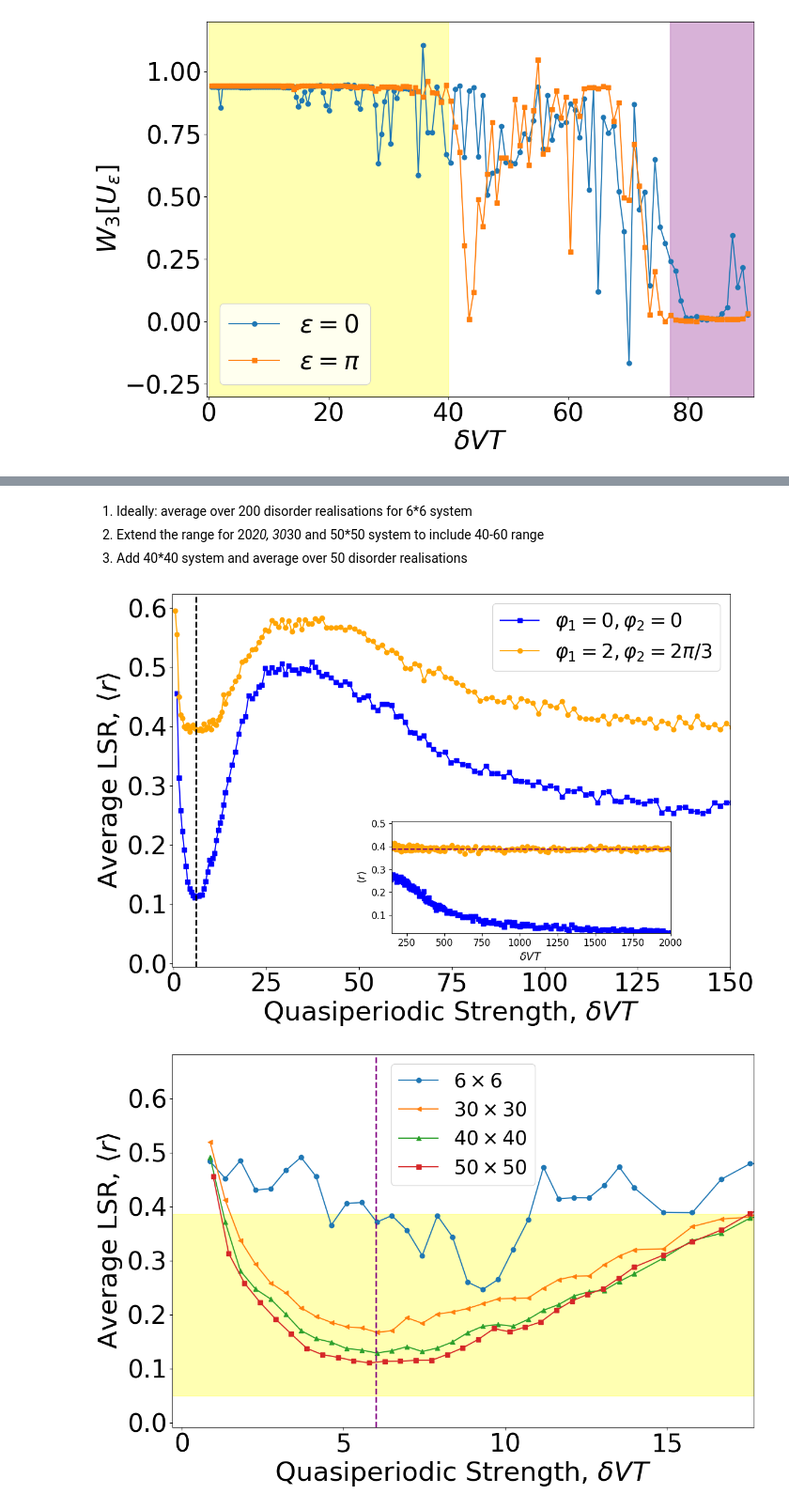
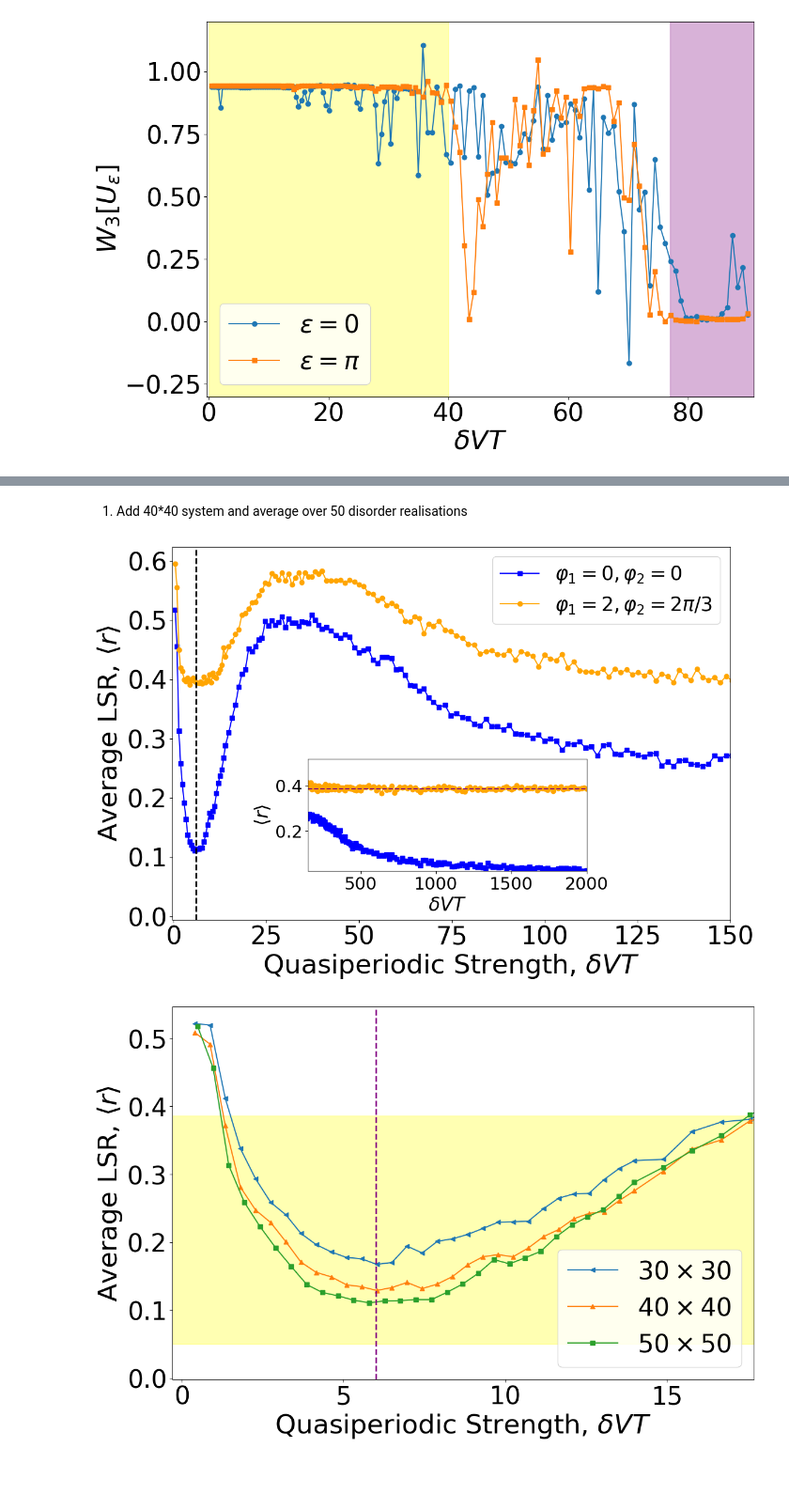
Before and after one commit to NGC2237-Clark/Topo_Loco_QCs, a Jupyter notebook: Floquet/AFAI_GPU_debugertbc.ipynb, the cells around one changed output, grey strips where cells are left out. Shown at 94% size. Saved outputs shown, nothing was run; the diff lists cells and outputs as text; code cells hidden in the pictures; blank space fills up the shorter version.

```diff
--- a/Floquet/AFAI_GPU_debugertbc.ipynb
+++ b/Floquet/AFAI_GPU_debugertbc.ipynb
@@ -939,7 +805,5 @@ plt.show()
-# %% [markdown]
-1. Ideally: average over 200 disorder realisations for 6*6 system
-2. Extend the range for 20*20, 30*30 and 50*50 system to include 40-60 range
-3. Add 40*40 system and average over 50 disorder realisations
+# %% [markdown]
+1. Add 40*40 system and average over 50 disorder realisations
 # %%
 relative_path_quasi1_LSR = os.path.join('..', 'Data', 'localisation', 'Average LSR', 'quasi_LSR_50.txt')
 # %%
@@ -954,7 +818,7 @@ with open(relative_path_quasi1_LSR, 'r') as file:
     lines = file.readlines()
 
     # Skip the first two lines (comments) and the third line (header)
-    for line in lines[3:]:
+    for line in lines[2:]:
         # Split the line into components
         values = line.strip().split(',')
 
@@ -1010,7 +874,7 @@ ax.set_xlim(-0.3, 150)
 ax.legend(fontsize=25)
 
 # Add an inset to show the rest of the data from 150 to 2000
-ax_inset = inset_axes(ax, width="100%", height="60%", bbox_to_anchor=(0.4, 0.08, 0.5, 0.5), bbox_transform=ax.transAxes, loc='lower right')
+ax_inset = inset_axes(ax, width="100%", height="60%", bbox_to_anchor=(0.25, 0.12, 0.5, 0.5), bbox_transform=ax.transAxes, loc='lower right')
 
 # Plot the data in the inset
 ax_inset.plot(vdT50, LSR50, marker='s', color='blue', linestyle='-')
@@ -1022,18 +886,19 @@ ax_inset.set_xlim(150, 2000)
 ax_inset.set_ylim(min(LSR50), max(LSR50))
 
 # Set tick label font sizes for the inset
-ax_inset.tick_params(axis='x', labelsize=12)
-ax_inset.tick_params(axis='y', labelsize=12)
+ax_inset.tick_params(axis='x', labelsize=22)
+ax_inset.tick_params(axis='y', labelsize=22)
 
 # Set labels for the inset (optional)
-ax_inset.set_xlabel(r'$\delta VT$', fontsize=14)
-ax_inset.set_ylabel(r'$\langle r \rangle$', fontsize=14)
+ax_inset.set_xlabel(r'$\delta VT$', fontsize=24)
+ax_inset.set_ylabel(r'$\langle r \rangle$', fontsize=24)
 
 # Show the plot
 plt.tight_layout()
+# plt.savefig('LSR_quasi_compare.pdf')
 plt.show()
 # %% [output]
-[figure, old version]
+[figure, new version]
 # %%
 relative_path_quasi6_LSR = os.path.join('..', 'Data', 'localisation', 'Average LSR', 'quasi_LSR_6.txt')
 # %%
@@ -1046,7 +911,7 @@ with open(relative_path_quasi6_LSR, 'r') as file:
     lines = file.readlines()
 
     # Skip the first two lines (comments) and the third line (header)
-    for line in lines[3:]:
+    for line in lines[2:]:
         # Split the line into components
         values = line.strip().split(',')
 
@@ -1069,7 +934,7 @@ with open(relative_path_quasi30_LSR, 'r') as file:
     lines = file.readlines()
 
     # Skip the first two lines (comments) and the third line (header)
-    for line in lines[3:]:
+    for line in lines[2:]:
         # Split the line into components
         values = line.strip().split(',')
 
@@ -1095,7 +957,7 @@ with open(relative_path_quasi40_LSR, 'r') as file:
     lines = file.readlines()
 
     # Skip the first two lines (comments) and the third line (header)
-    for line in lines[3:]:
+    for line in lines[2:]:
         # Split the line into components
         values = line.strip().split(',')
 
@@ -1109,34 +971,37 @@ LSR40 = np.array(LSR40)
 # %%
 # Plotting
 fig, ax = plt.subplots(figsize=(12, 8))
 
 # Plot LSR with label
-ax.plot(vdT6, LSR6, label=r'$6\times6$', marker='o')
+# ax.plot(vdT6, LSR6, label=r'$6\times6$', marker='o')
 ax.plot(vdT30, LSR30, label=r'$30\times30$', marker='<')
 ax.plot(vdT40, LSR40, label=r'$40\times40$', marker='^')
 ax.plot(vdT50, LSR50, label=r'$50\times50$', marker='s')
 
 # Set labels and fontsize
 ax.set_xlabel(r'Quasiperiodic Strength, $\delta VT$', fontsize=34)
 ax.set_ylabel(r'Average LSR, $\langle r \rangle$', fontsize=34)
 
 ax.axhspan(0.05, 0.386, color='yellow', alpha=0.3)
 
 # Set tick label font sizes
 ax.tick_params(axis='x', labelsize=32)
 ax.tick_params(axis='y', labelsize=32)
 ax.axvline(x=6, color='purple', linestyle='--', linewidth=2)
+# ax.axvline(x=1.3, color='purple', linestyle='--', linewidth=2)
+
 # ax.set_xlim(-0.3, 6.2)
 ax.set_xlim(-0.3, 17.7)
 
 # Add a legend with the specified font size
-ax.legend(fontsize=25)
+ax.legend(fontsize=32)
 
 # Show the plot
 plt.tight_layout()
+# plt.savefig('LSR_quasi_central_weak.pdf')
 plt.show()
 # %% [output]
-[figure, old version]
+[figure, new version]
 # %%
 # Plotting
 fig, ax = plt.subplots(figsize=(12, 8))
```
Also changed, not shown: parts of 37 cells of this notebook, 57 other files.
